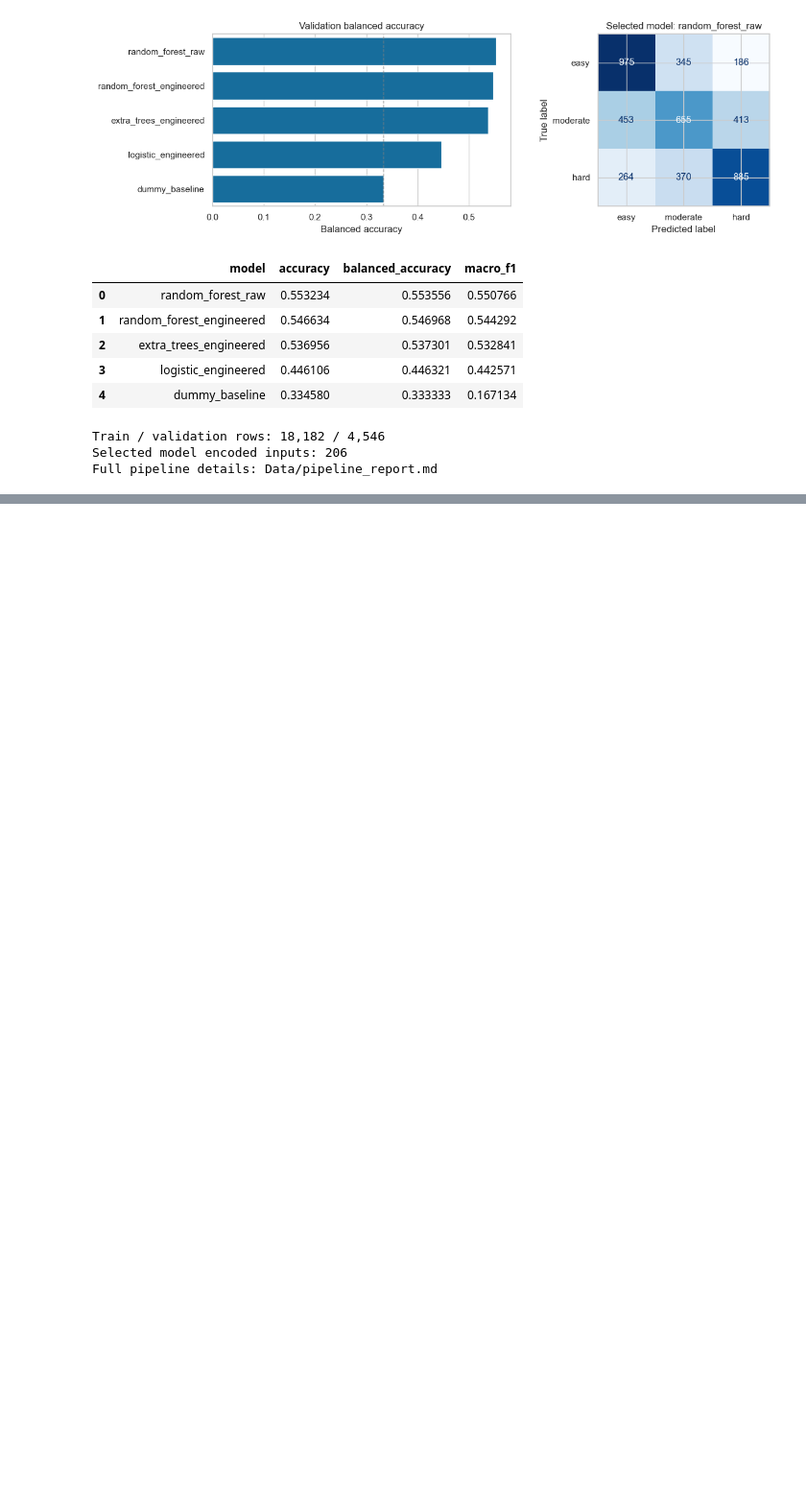
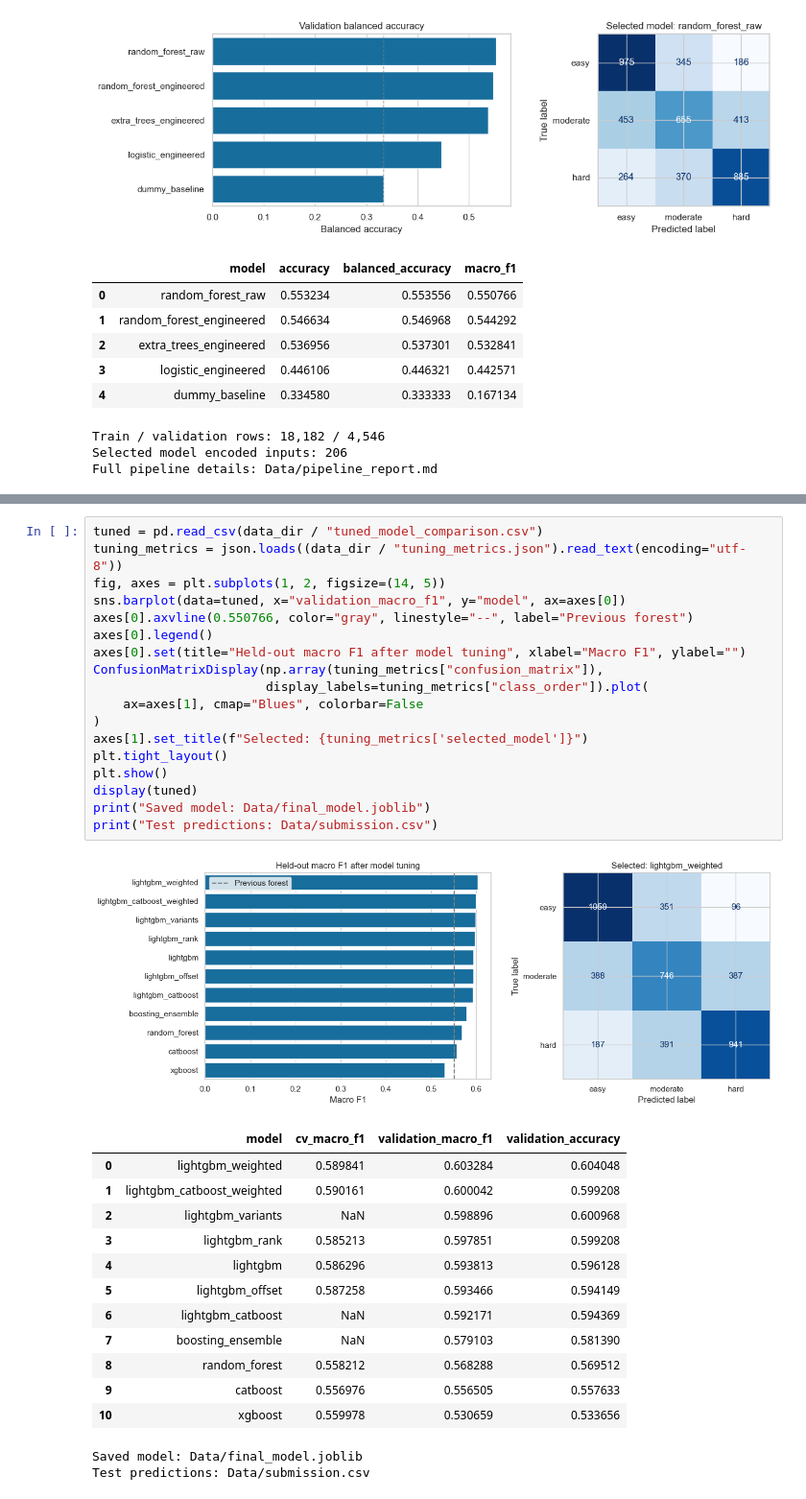
Before and after one commit to SachaKefif/Hackathon__intro_to_ML_21, a Jupyter notebook: Data/data_analysis.ipynb, the cells around one changed output, grey strips where cells are left out. Shown at 96% size. Drawn from its saved outputs; the diff is of its cells as text; blank space fills up the shorter version.

```diff
--- a/Data/data_analysis.ipynb
+++ b/Data/data_analysis.ipynb
@@ -349,0 +354,34 @@ Full pipeline details: Data/pipeline_report.md
+# %%
+tuned = pd.read_csv(data_dir / "tuned_model_comparison.csv")
+tuning_metrics = json.loads((data_dir / "tuning_metrics.json").read_text(encoding="utf-8"))
+fig, axes = plt.subplots(1, 2, figsize=(14, 5))
+sns.barplot(data=tuned, x="validation_macro_f1", y="model", ax=axes[0])
+axes[0].axvline(0.550766, color="gray", linestyle="--", label="Previous forest")
+axes[0].legend()
+axes[0].set(title="Held-out macro F1 after model tuning", xlabel="Macro F1", ylabel="")
+ConfusionMatrixDisplay(np.array(tuning_metrics["confusion_matrix"]),
+                       display_labels=tuning_metrics["class_order"]).plot(
+    ax=axes[1], cmap="Blues", colorbar=False
+)
+axes[1].set_title(f"Selected: {tuning_metrics['selected_model']}")
+plt.tight_layout()
+plt.show()
+display(tuned)
+print("Saved model: Data/final_model.joblib")
+print("Test predictions: Data/submission.csv")
+# %% [output]
+[figure, added]
+|  | model | cv_macro_f1 | validation_macro_f1 | validation_accuracy |
+| 0 | lightgbm_weighted | 0.589841 | 0.603284 | 0.604048 |
+| 1 | lightgbm_catboost_weighted | 0.590161 | 0.600042 | 0.599208 |
+| 2 | lightgbm_variants | NaN | 0.598896 | 0.600968 |
+| 3 | lightgbm_rank | 0.585213 | 0.597851 | 0.599208 |
+| 4 | lightgbm | 0.586296 | 0.593813 | 0.596128 |
+| 5 | lightgbm_offset | 0.587258 | 0.593466 | 0.594149 |
+| 6 | lightgbm_catboost | NaN | 0.592171 | 0.594369 |
+| 7 | boosting_ensemble | NaN | 0.579103 | 0.581390 |
+| 8 | random_forest | 0.558212 | 0.568288 | 0.569512 |
+| 9 | catboost | 0.556976 | 0.556505 | 0.557633 |
+| 10 | xgboost | 0.559978 | 0.530659 | 0.533656 |
+Saved model: Data/final_model.joblib
+Test predictions: Data/submission.csv
```
Also changed, not shown: parts of 2 cells of this notebook, 24 other files.
